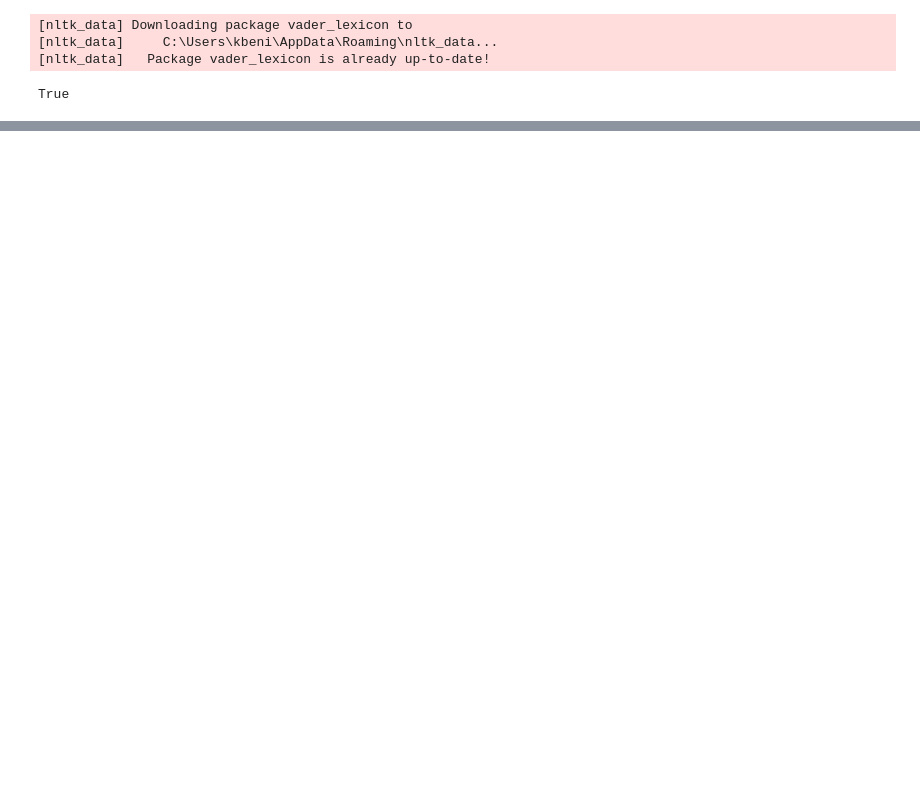
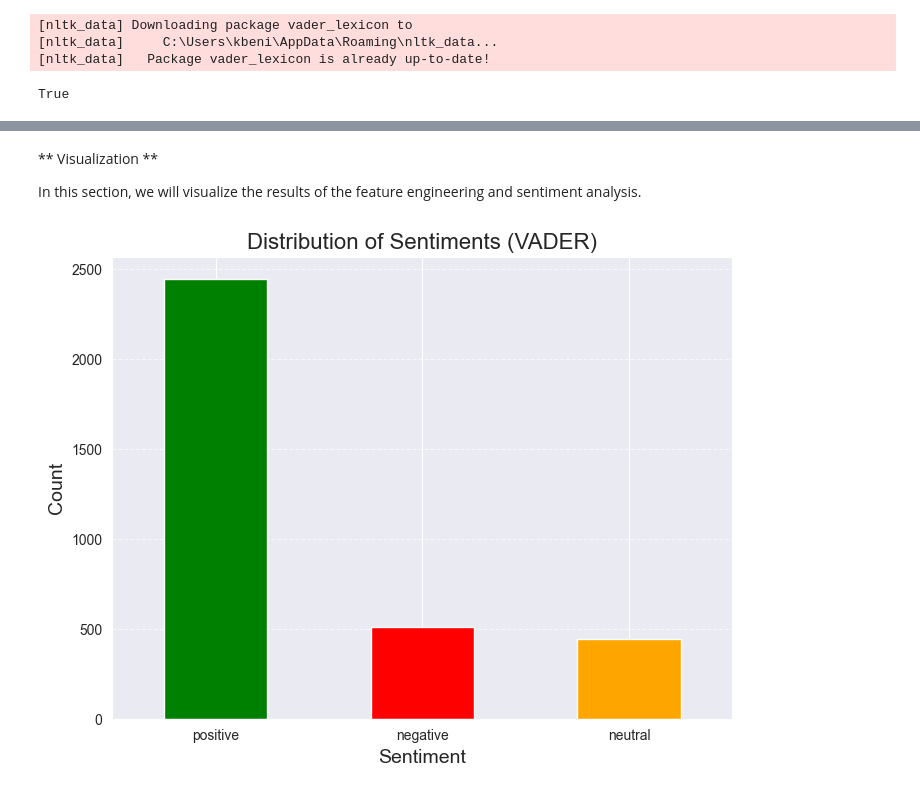
Before and after one commit to grallv/DSB2, a Jupyter notebook: sentiment_analysis.ipynb, the cells around one changed output, grey strips where cells are left out. Cells and saved outputs as stored; diff of their text form; code cells hidden in the pictures; blank space fills up the shorter version.

Commit message:
added feature engineering and sentiment analysis

```diff
--- a/sentiment_analysis.ipynb
+++ b/sentiment_analysis.ipynb
@@ -203,11 +179,21 @@ data.to_csv("feature_engineered.csv")
 count_vectorizer = CountVectorizer(max_features=1000, stop_words='english')
 doc_term_matrix = count_vectorizer.fit_transform(lemmatized_text)
 
-lda = LatentDirichletAllocation(n_components=5, random_state=42)
-lda.fit(doc_term_matrix)
+try:
+    lda = joblib.load('Models/lda_model.pkl')
+    print("Model found.")
+except (FileNotFoundError, EOFError):
+    print("Model not found. Generating new one...")
+    lda = LatentDirichletAllocation(n_components=5, random_state=42)
+    lda.fit(doc_term_matrix)
+    joblib.dump(lda, 'Models/lda_model.pkl')
 
 for i, topic in enumerate(lda.components_):
     print(f"Top 10 words for topic #{i}:")
     print([count_vectorizer.get_feature_names_out()[index] for index in topic.argsort()[-10:]])
     print("\n")
+
+# topics value
+topics_values = lda.transform(doc_term_matrix)
+data['topic'] = topics_values.argmax(axis=1)
 # %% [output]
@@ -260,16 +218,0 @@ joblib.dump(lda, 'lda_model.pkl')
-# %%
-# vader sentiment analysis
-
-sia = SentimentIntensityAnalyzer()
-
-data['vader_sentiment'] = data['lemmatized_sentences'].apply(lambda x: sia.polarity_scores(x)['compound'])
-
-def classify_sentiment(score):
-    if score >= 0.05:
-        return 'positive'
-    elif score <= -0.05:
-        return 'negative'
-    else:
-        return 'neutral'
-
-data['vader_sentiment'] = data['vader_sentiment'].apply(classify_sentiment)
@@ -319,0 +235,19 @@ print(data[['lemmatized_sentences', 'emotion']].head())
+# %% [markdown]
+** Visualization **
+
+In this section, we will visualize the results of the feature engineering and sentiment analysis.
+# %%
+# Count the distribution of categorical sentiment (vader_sentiment)
+sentiment_counts = data['vader_sentiment'].value_counts()
+
+# Bar chart for categorical sentiment distribution
+plt.figure(figsize=(8, 6))
+sentiment_counts.plot(kind='bar', color=['green', 'red', 'orange'])
+plt.title('Distribution of Sentiments (VADER)', fontsize=16)
+plt.xlabel('Sentiment', fontsize=14)
+plt.ylabel('Count', fontsize=14)
+plt.xticks(rotation=0)
+plt.grid(axis='y', linestyle='--', alpha=0.7)
+plt.show()
+# %% [output]
+[figure, added]
```
Also changed, not shown: parts of 27 cells of this notebook, 3 other files.
